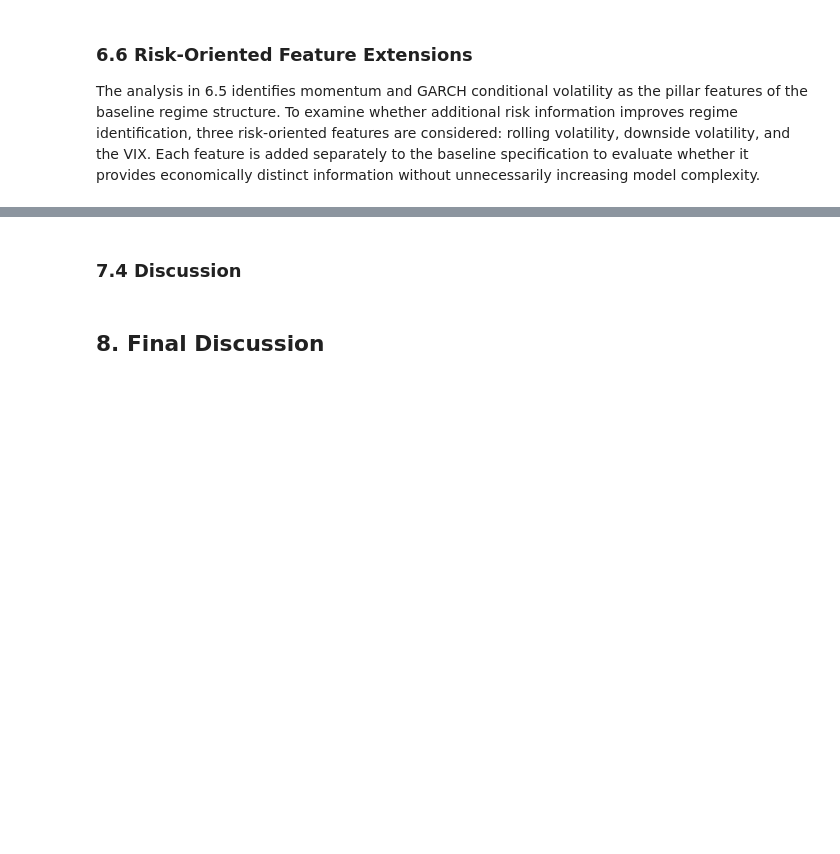
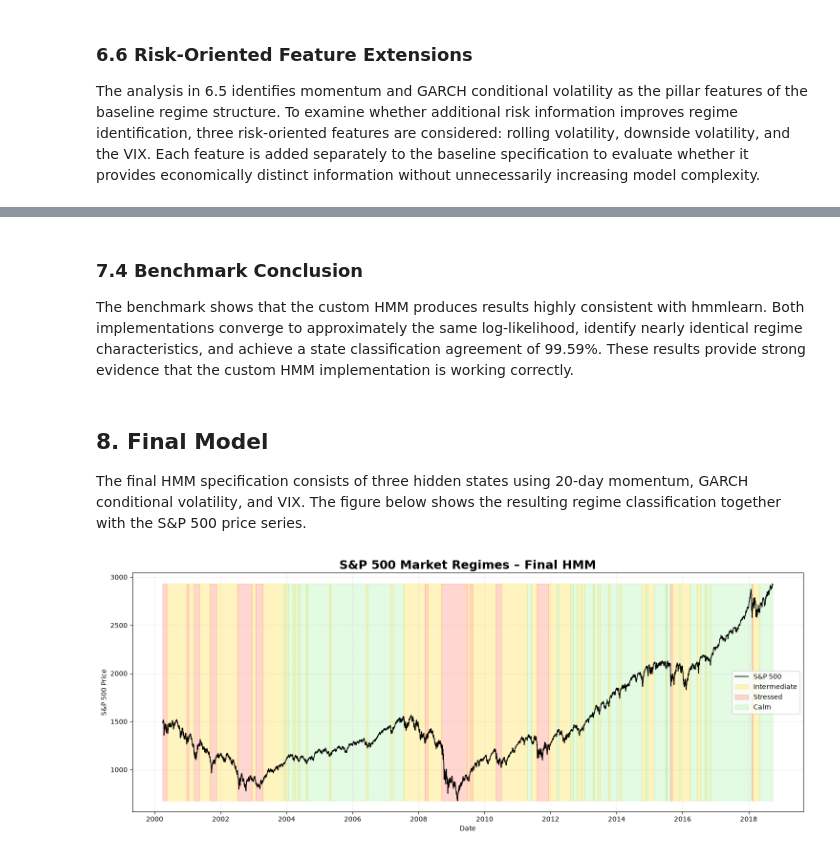
Before and after one commit to Nilsolsson010902/regime-switching-var, a Jupyter notebook: notebooks/03_HMM_Analysis.ipynb, the cells around one changed output, grey strips where cells are left out. Cells and saved outputs as stored; diff of their text form; code cells hidden in the pictures; blank space fills up the shorter version.

```diff
--- a/notebooks/03_HMM_Analysis.ipynb
+++ b/notebooks/03_HMM_Analysis.ipynb
@@ -919,4 +1113,58 @@ With Downside Vol
 # %% [markdown]
-### 7.4 Discussion
+### 7.4 Benchmark Conclusion
+
+The benchmark shows that the custom HMM produces results highly consistent with hmmlearn. Both implementations converge to approximately the same log-likelihood, identify nearly identical regime characteristics, and achieve a state classification agreement of 99.59%. These results provide strong evidence that the custom HMM implementation is working correctly.
 # %% [markdown]
-## 8. Final Discussion
+## 8. Final Model
+
+The final HMM specification consists of three hidden states using 20-day momentum, GARCH conditional volatility, and VIX. The figure below shows the resulting regime classification together with the S&P 500 price series.
+# %%
+final_states = custom_states
+final_prices = market_data.loc[final_train_df.index,"Close"]
+
+fig, ax = plt.subplots(figsize=(15, 6))
+
+ax.plot(
+    final_prices.index,
+    final_prices,
+    color="black",
+    linewidth=1.2,
+    label="S&P 500"
+)
+
+state_colors = {
+    0: "gold",
+    1: "tomato",
+    2: "lightgreen"
+}
+
+state_labels = {
+    0: "Intermediate",
+    1: "Stressed",
+    2: "Calm"
+}
+
+for state in range(3):
+    mask = final_states == state
+
+    ax.fill_between(
+        final_prices.index,
+        final_prices.min(),
+        final_prices.max(),
+        where=mask,
+        color=state_colors[state],
+        alpha=0.25,
+        label=state_labels[state]
+    )
+
+ax.set_title("S&P 500 Market Regimes – Final HMM", fontsize=18, fontweight="bold")
+ax.set_xlabel("Date")
+ax.set_ylabel("S&P 500 Price")
+
+ax.legend()
+ax.grid(True, linestyle="--", alpha=0.25)
+
+plt.tight_layout()
+plt.show()
+# %% [output]
+[figure, added]
```
Also changed, not shown: parts of 18 cells of this notebook, 1 other file.
